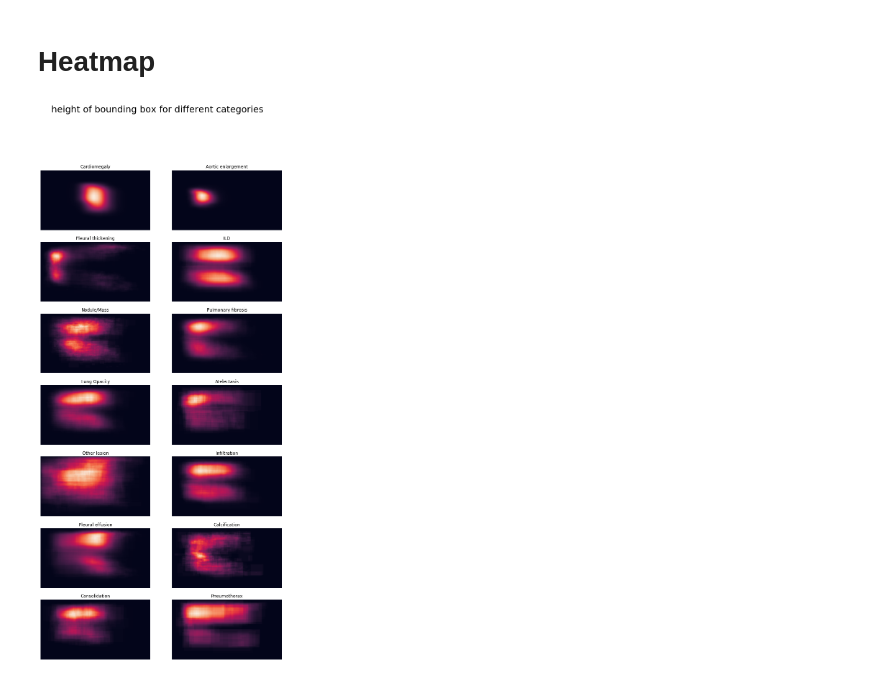
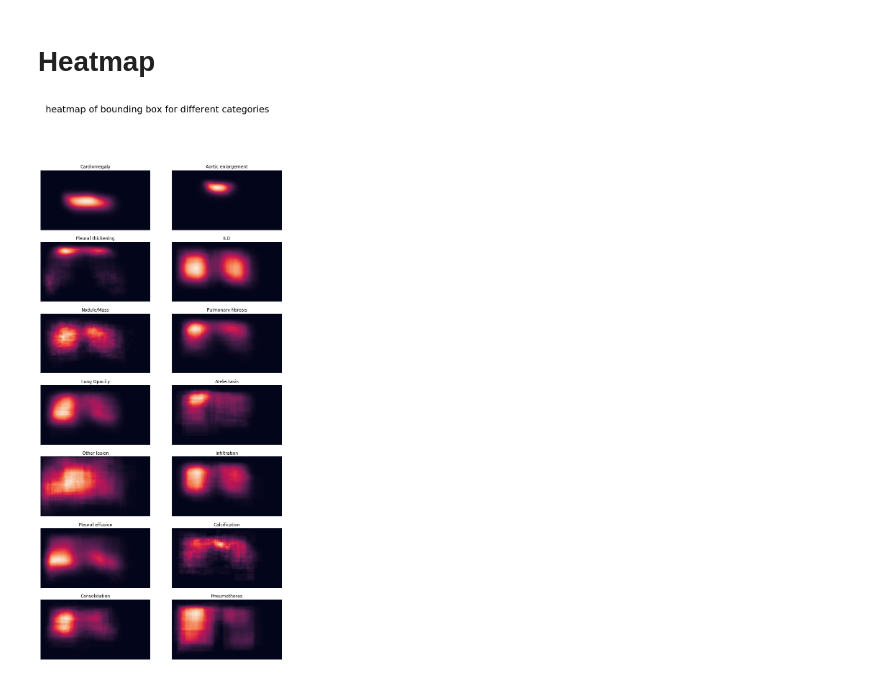
Before and after one commit to Yuchen-Dai/vinbigdata-chest-xray-abnormalities-detection, a Jupyter notebook: Data Analysis.ipynb, the cells around one changed output. Cells and saved outputs as stored; diff of their text form; code cells hidden in the pictures.

```diff
--- a/Data Analysis.ipynb
+++ b/Data Analysis.ipynb
@@ -10,10 +10,10 @@ import pydicom
 
 %matplotlib inline
 # %%
-train = pd.read_csv('train.csv')
+train = pd.read_csv('data/train.csv')
 print("shape: ", train.shape)
 print("different imgae: ", train['image_id'].nunique())
-train
+train[200:].head()
 # %% [output]
 shape:  (67914, 8)
 different imgae:  15000
@@ -105,7 +116,7 @@ plt.show()
 # %%
 
 def fill_heatmap(hm,x_min,y_min, x_max, y_max):
-    hm[int(x_min):int(x_max),int(y_min):int(y_max)] += 1
+    hm[int(y_min):int(y_max),int(x_min):int(x_max)] += 1
 hm = []
 class_name = []
 for i,name in enumerate(train[train['class_name'] != 'No finding']['class_name'].unique()):
@@ -117,10 +128,10 @@ for i,name in enumerate(train[train['class_name'] != 'No finding']['class_name']
         fill_heatmap(hm[i], item[1]['x_min'],item[1]['y_min'],item[1]['x_max'],item[1]['y_max'])
 # %%
 fig,ax = plt.subplots(7,2, figsize=(12,25))
-fig.suptitle('height of bounding box for different categories',fontsize=25)
+fig.suptitle('Heatmap of bounding box for different categories',fontsize=25)
 for i, item in enumerate(hm):
     ax[int(i/2)][i%2].set_title(class_name[i])
     sns.heatmap(hm[i], ax = ax[int(i/2)][i%2],xticklabels = False, yticklabels= False,cbar = False)
 plt.show()
 # %% [output]
-[figure, old version]
+[figure, new version]
```
Also changed, not shown: parts of 6 cells of this notebook.
